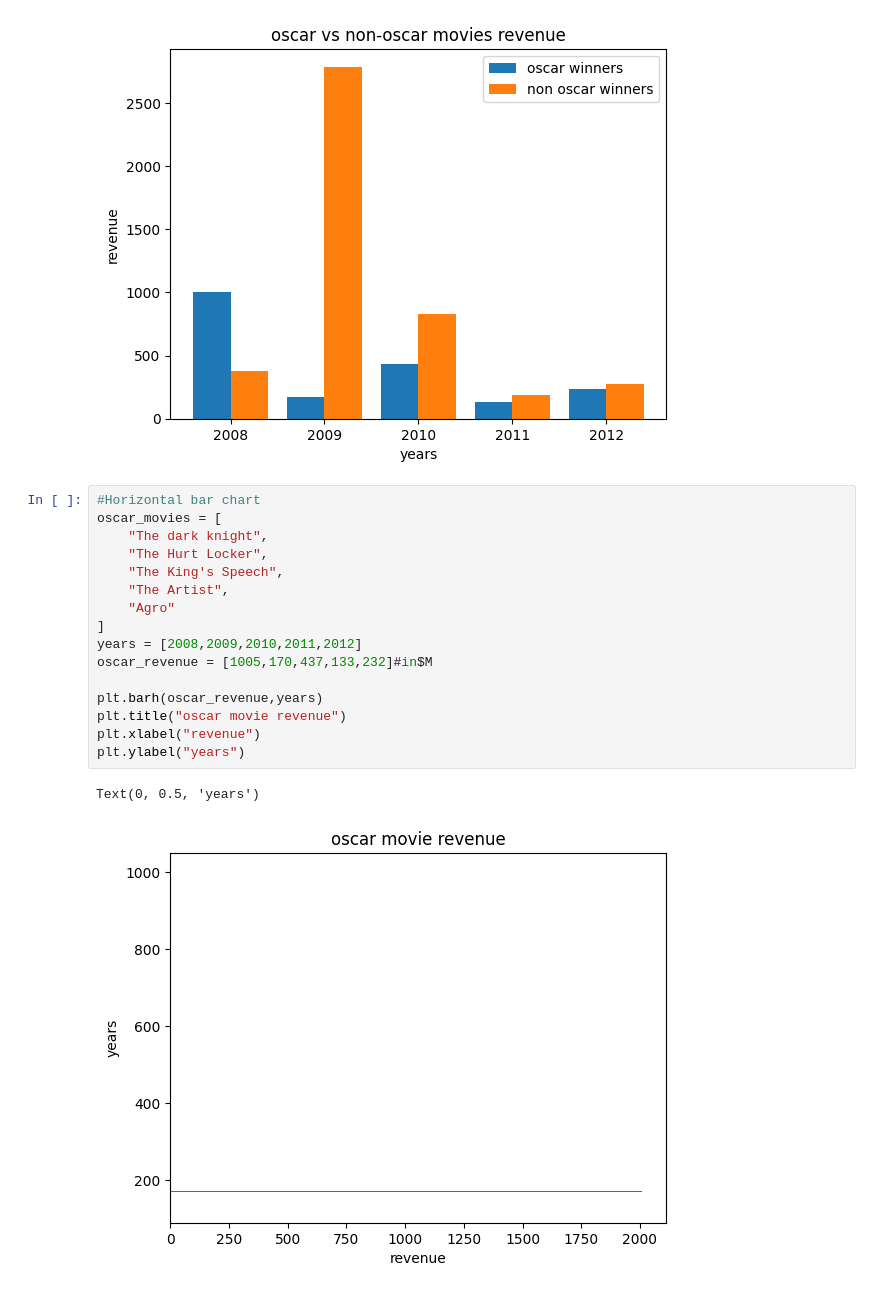
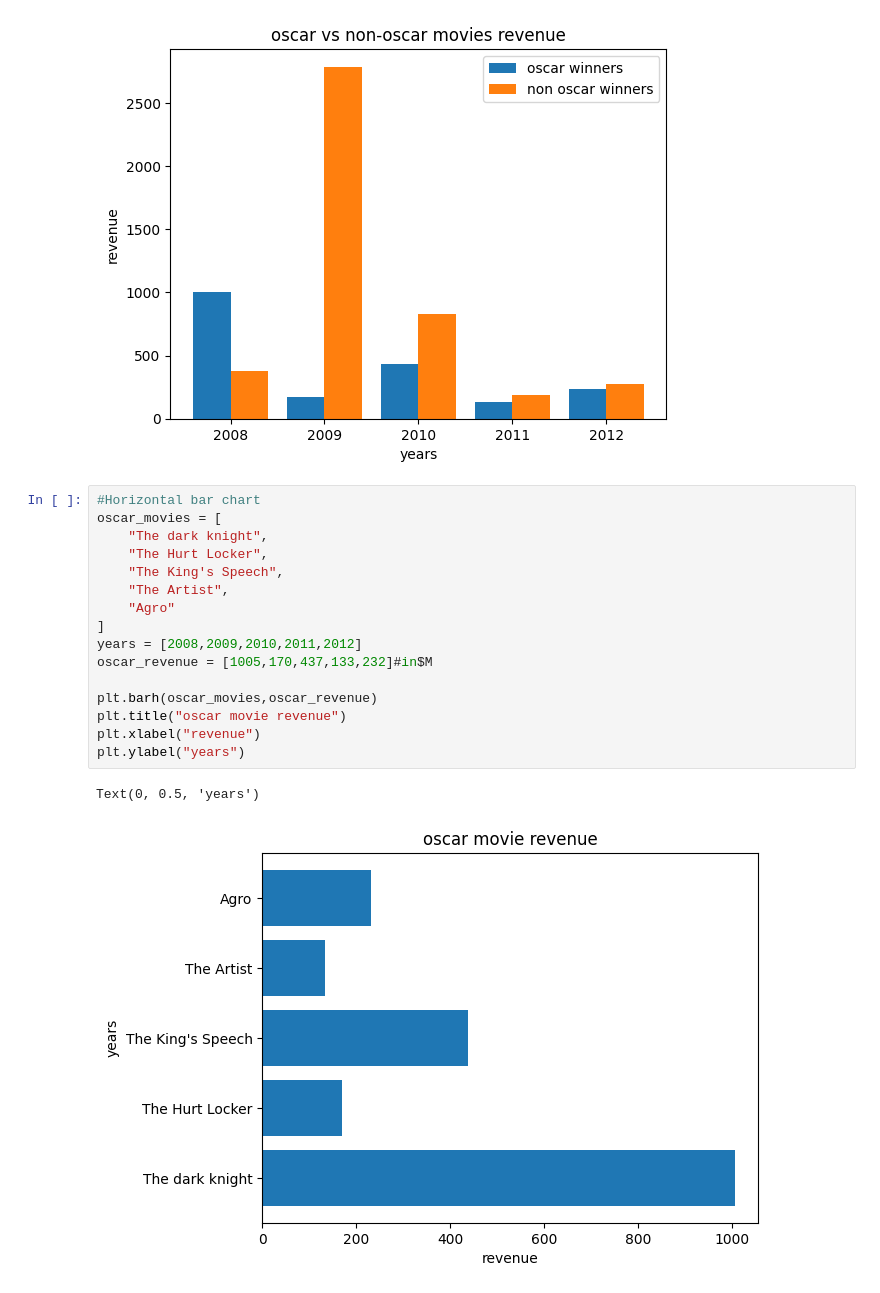
Before and after one commit to saphalkafle77-ai/AI-ML, a Jupyter notebook: learning/Data visualization/bargraph2.ipynb, the cells around one changed output. Saved outputs shown, nothing was run; the diff lists cells and outputs as text.

```diff
--- a/learning/Data visualization/bargraph2.ipynb
+++ b/learning/Data visualization/bargraph2.ipynb
@@ -44,19 +44,19 @@ plt.xticks(x,years)
 # %%
 #Horizontal bar chart
 oscar_movies = [
     "The dark knight",
     "The Hurt Locker",
     "The King's Speech",
     "The Artist",
     "Agro"
 ]
 years = [2008,2009,2010,2011,2012]
 oscar_revenue = [1005,170,437,133,232]#in$M
 
-plt.barh(oscar_revenue,years)
+plt.barh(oscar_movies,oscar_revenue)
 plt.title("oscar movie revenue")
 plt.xlabel("revenue")
 plt.ylabel("years")
 # %% [output]
 Text(0, 0.5, 'years')
-[figure, old version]
+[figure, new version]
```
